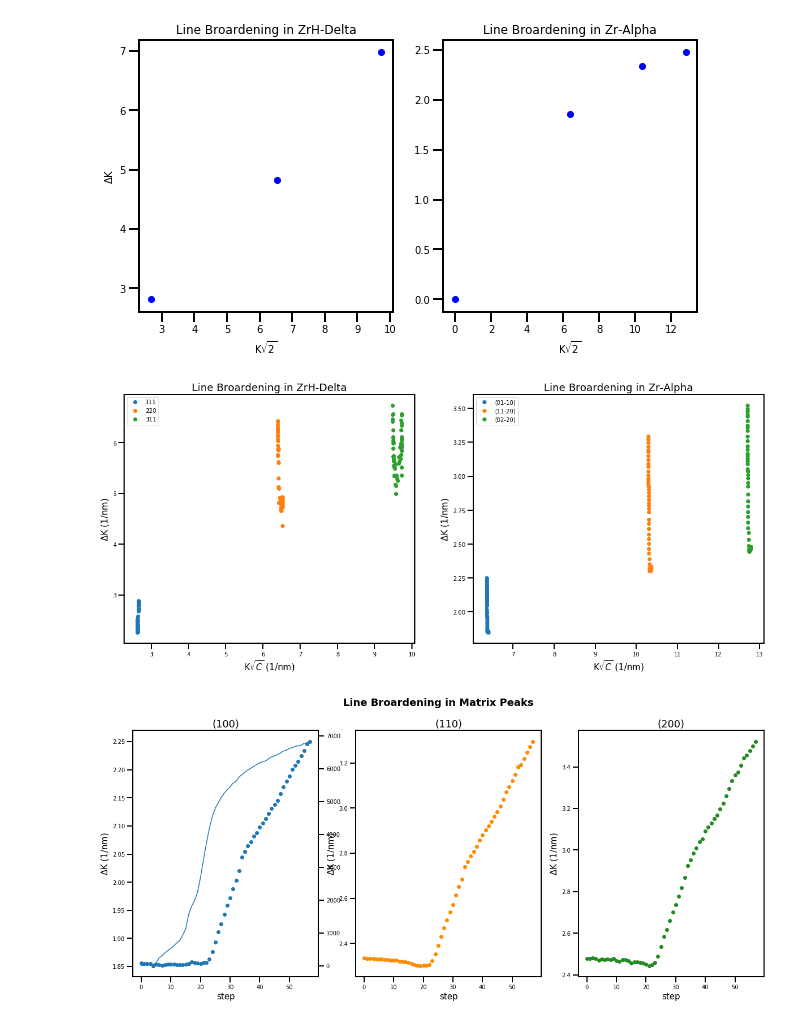
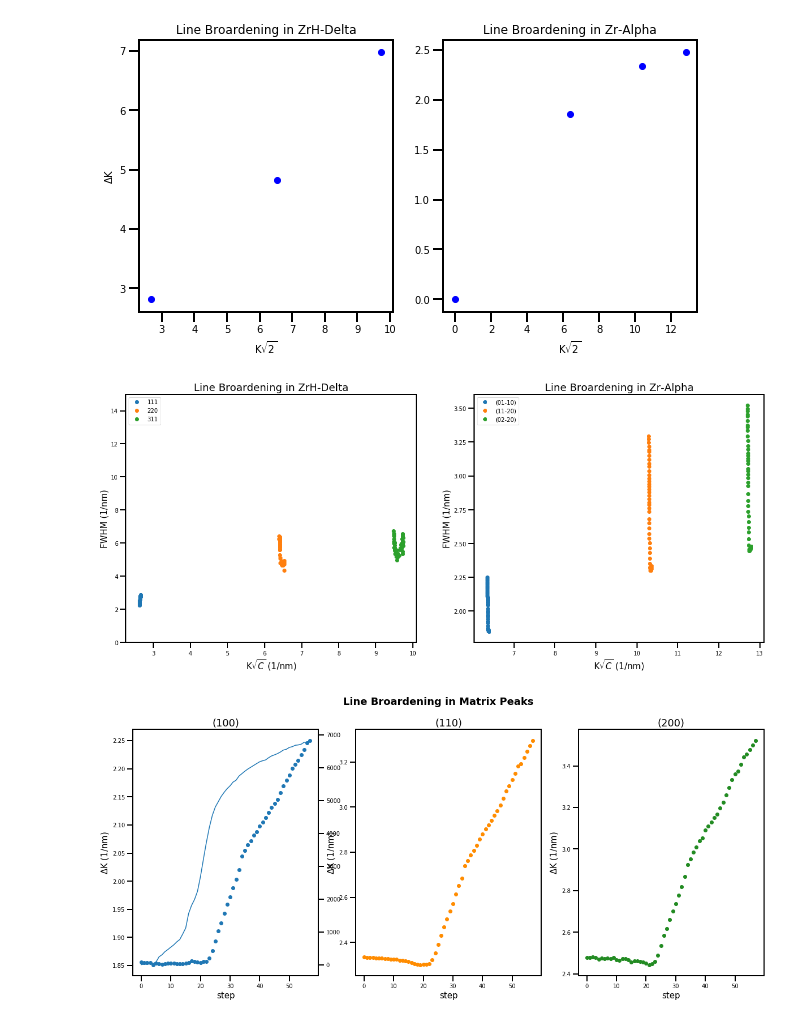
Before and after one commit to Mats-Student-Olie/Double-Peak-Fit, a Jupyter notebook: Compare Strain Across Cakes.ipynb, the cells around one changed output. Saved outputs shown, nothing was run; the diff lists cells and outputs as text; code cells hidden in the pictures.

Commit message:
Cakes merge
Need to correct normalisation

```diff
--- a/Compare Strain Across Cakes.ipynb
+++ b/Compare Strain Across Cakes.ipynb
@@ -1286,41 +1273,58 @@ for h, i, j in zip(range(3), K_zrh, C_zrh):
     peak = int(h)
     tmp = []
     K_rootC_zrh.append(tmp)
-    for k in i:
-        rt_j_zrh = math.sqrt(j)
-        K_sqrtC_zrh = k*rt_j_zrh
-        K_rootC_zrh[h].append(K_sqrtC_zrh)
+
+    for k, l in enumerate(i):
+        cake = int(k)
+
+        tmp2 = []
+        K_rootC_zrh[peak].append(tmp2)
+
+        for m in l:
+            rt_j_zrh = math.sqrt(j)
+            K_sqrtC_zrh = m*rt_j_zrh
+            K_rootC_zrh[peak][cake].append(K_sqrtC_zrh)
 
 for h, i, j in zip(range(4), K_mx, C_mx):
     peak = int(h)
     tmp = []
     K_rootC_mx.append(tmp)
-    for k in i:
-        rt_j_mx = math.sqrt(j)
-        K_sqrtC_mx = k*rt_j_mx
-        K_rootC_mx[h].append(K_sqrtC_mx)
+
+    for k, l in enumerate(i):
+        cake = int(k)
+
+        tmp2 = []
+        K_rootC_mx[peak].append(tmp2)
+
+        for m in l:
+            rt_j_mx = math.sqrt(j)
+            K_sqrtC_mx = m*rt_j_mx
+            K_rootC_mx[peak][cake].append(K_sqrtC_mx)
 # %%
+cake = 0
+
 fig, (ax0, ax1) = plt.subplots(nrows=1, ncols=2, sharey=False, figsize=(20, 8))
 
 for i, j in enumerate(zrh_pk_names):
-    ax0.plot(K_rootC_zrh[i], dK_zrh[i], 'o', label=j)
+    ax0.plot(K_rootC_zrh[i][cake], dK_zrh[i][cake], 'o', label=j)
     ax0.legend(loc = 2,  fontsize=10)
     title0 = ('Line Broardening in ZrH-Delta')
     ax0.set_title(title0, fontsize=18)
     ax0.set_xlabel(r'K$\sqrt{C}$ (1/nm)', fontsize=15)
-    ax0.set_ylabel(r'$\Delta$K (1/nm)', fontsize=15)
+    ax0.set_ylabel(r'FWHM (1/nm)', fontsize=15)
+    ax0.set_ylim(0, 15)
 
 for i, j in enumerate(matrix_peak_names[:-1]):
-    ax1.plot(K_rootC_mx[i], dK_mx[i], 'o', label=j)
+    ax1.plot(K_rootC_mx[i][cake], dK_mx[i][cake], 'o', label=j)
     ax1.legend(loc = 2, fontsize=10)
     title1 = ('Line Broardening in Zr-Alpha')
     ax1.set_title(title1, fontsize=18)
     ax1.set_xlabel(r'K$\sqrt{C}$ (1/nm)', fontsize=15)
-    ax1.set_ylabel(r'$\Delta$K (1/nm)', fontsize=15)
+    ax1.set_ylabel(r'FWHM (1/nm)', fontsize=15)
 
-fig.savefig(r'C:\Users\mbgnwob2\Dropbox (The University of Manchester)\2. Project\Python Script\Single Peak Fitting Script ORIGINAL - Copy\S2_Out_plots\W-H Plots\W-H Plots')
+#fig.savefig(r'C:\Users\mbgnwob2\Dropbox (The University of Manchester)\2. Project\Python Script\Single Peak Fitting Script ORIGINAL - Copy\S2_Out_plots\W-H Plots\W-H Plots')
 # %% [output]
-[figure, old version]
+[figure, new version]
 # %%
 fig, (ax0, ax1, ax2) = plt.subplots(nrows=1, ncols=3, sharey=False, figsize=(20, 8))
 
```
Also changed, not shown: parts of 12 cells of this notebook.
